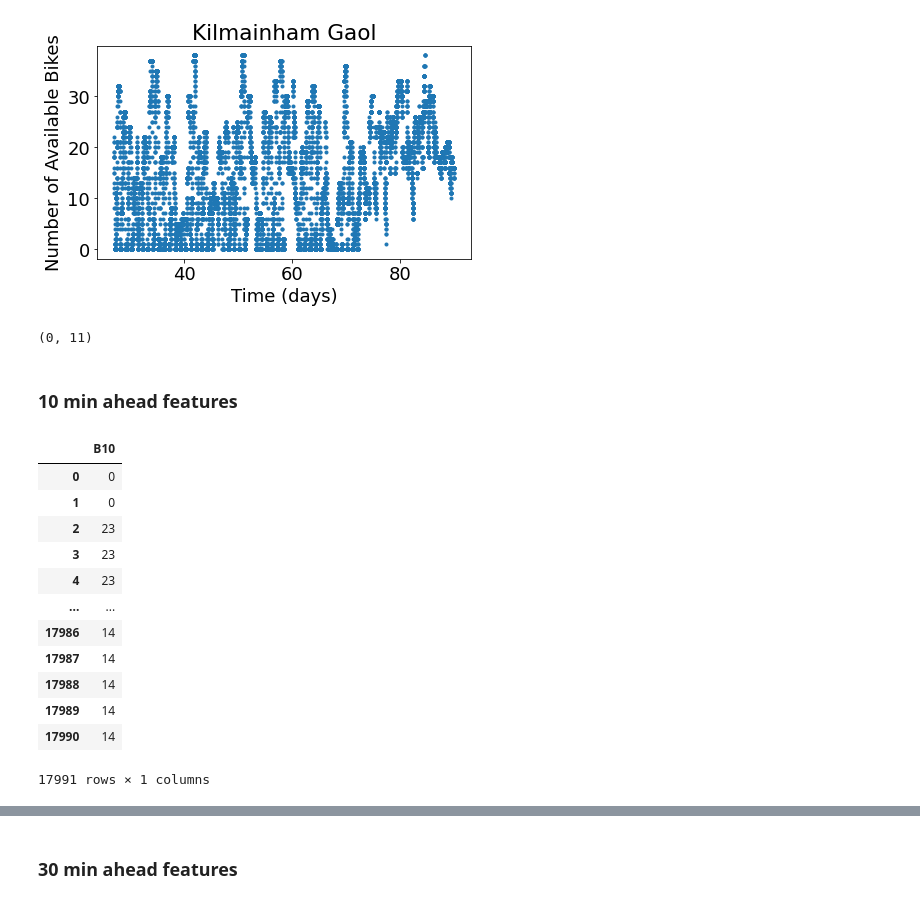
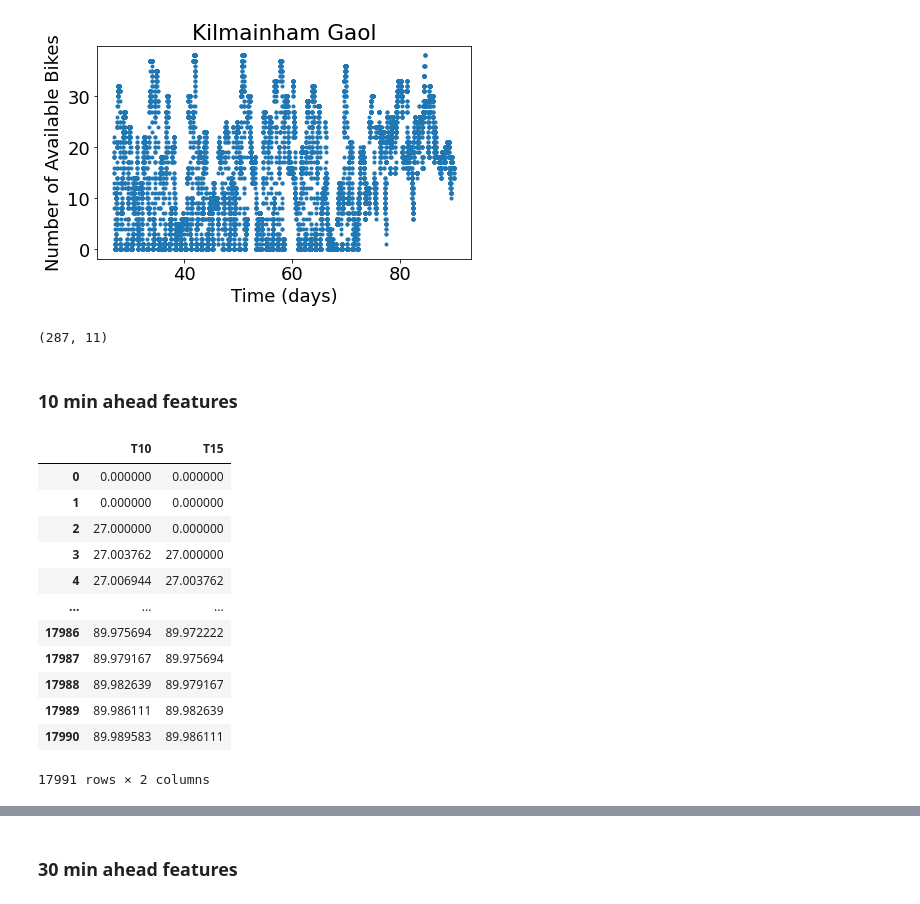
Before and after one commit to daltHub/Final-Assignment, a Jupyter notebook: feature_engineering.ipynb, the cells around one changed output, grey strips where cells are left out. Saved outputs shown, nothing was run; the diff lists cells and outputs as text; code cells hidden in the pictures.

```diff
--- a/feature_engineering.ipynb
+++ b/feature_engineering.ipynb
@@ -142,29 +142,32 @@ Text(0, 0.5, 'Number of Available Bikes')
 [figure]
 [figure]
 # %%
-day = 3 # simple way to find out how many datapoints are in one of the days.
+day = 28  # simple way to find out how many datapoints are in one of the days.
 np.shape(df1.loc[(df1['T']<=day) & (df1['T']> day - 1)])
 # %% [output]
-(0, 11)
+(287, 11)
 # %% [markdown]
 ### 10 min ahead features
 # %%
 T10 = misc.make_features(periods = 2, dataframe=df1,col='T',name='T10')
 B10 = misc.make_features(periods = 2, dataframe=df1,col='AVAILABLE BIKES',name='B10')
-B10
+T15 = misc.make_features(periods = 3, dataframe=df1,col='T',name='T15')
+B15 = misc.make_features(periods = 3, dataframe=df1,col='AVAILABLE BIKES',name='B15')
+
+pd.concat([T10, T15], axis = 1)
 # five_before.reset_index(inplace = True)
 # five_before.drop(columns=['index'])
 # %% [output]
-|  | B10 |
-| 0 | 0 |
-| 1 | 0 |
-| 2 | 23 |
-| 3 | 23 |
-| 4 | 23 |
-| ... | ... |
-| 17986 | 14 |
-| 17987 | 14 |
-| 17988 | 14 |
-| 17989 | 14 |
-| 17990 | 14 |
+|  | T10 | T15 |
+| 0 | 0.000000 | 0.000000 |
+| 1 | 0.000000 | 0.000000 |
+| 2 | 27.000000 | 0.000000 |
+| 3 | 27.003762 | 27.000000 |
+| 4 | 27.006944 | 27.003762 |
+| ... | ... | ... |
+| 17986 | 89.975694 | 89.972222 |
+| 17987 | 89.979167 | 89.975694 |
+| 17988 | 89.982639 | 89.979167 |
+| 17989 | 89.986111 | 89.982639 |
+| 17990 | 89.989583 | 89.986111 |
-17991 rows × 1 columns
+17991 rows × 2 columns
```
Also changed, not shown: parts of 2 cells of this notebook, 1 other file.
